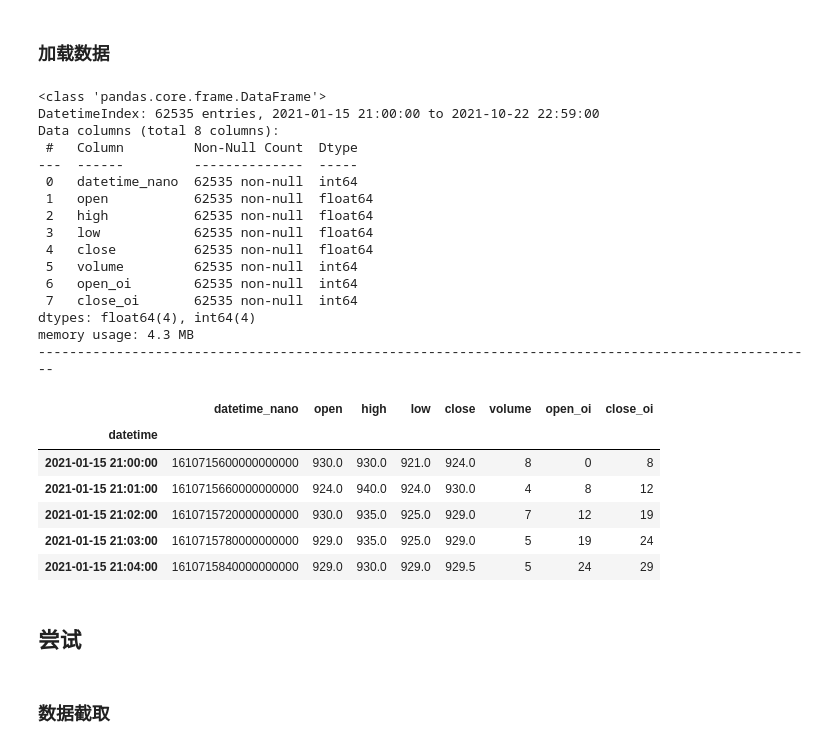
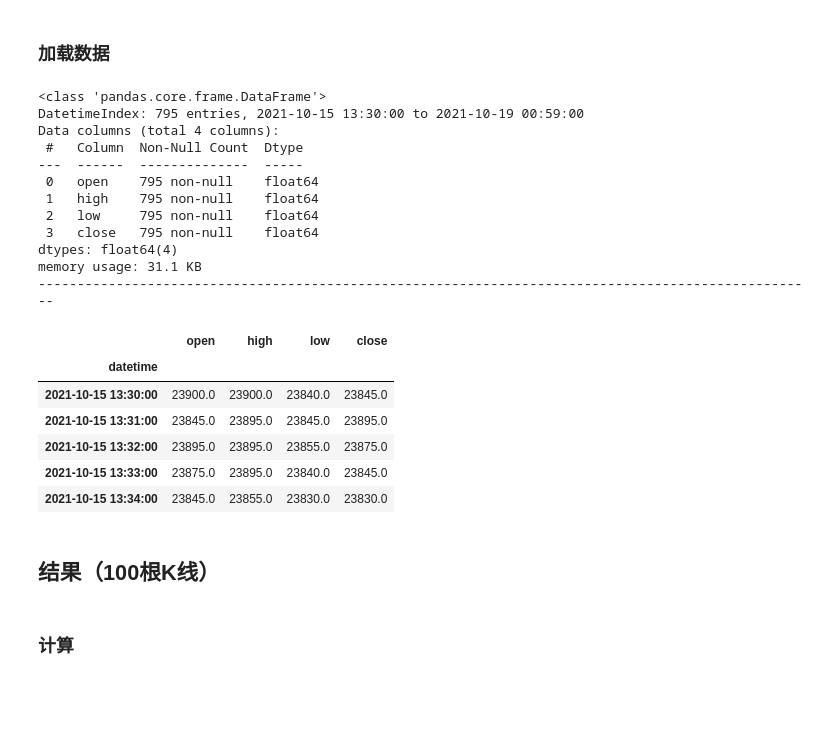
Before and after one commit to BruceFrankWong/InvestmentWorkshop, a Jupyter notebook: notebook/chan_A_02.ipynb, the cells around one changed output. Drawn from its saved outputs; the diff is of its cells as text; code cells hidden in the pictures; blank space fills up the shorter version.

```diff
--- a/notebook/chan_A_02.ipynb
+++ b/notebook/chan_A_02.ipynb
@@ -67,59 +68,41 @@ symbol:  SHFE.rb2201, period: Minute
 
 使用分钟数据
 # %%
-symbol: str = 'DCE.i2201'
+symbol: str = 'SHFE.al2112'
 period: str = 'Minute'
+dt_start: str = '2021-10-15 13:30:00'
+dt_end: str = '2021-10-19 00:59:00'
 # %% [markdown]
 ### 加载数据
 # %%
-from pathlib import Path
+origin_data: pd.DataFrame = load_csv_as_dataframe(DATA_PATH.joinpath(f'{symbol}_{period}.csv'))
+df_ohlc: pd.DataFrame = origin_data.loc[dt_start:dt_end, ['open', 'high', 'low', 'close']]
 
-def load_bar_data(data_file: Path, datetime_index: bool = True) -> pd.DataFrame:
-    """
-    加载 bar 数据为 pandas.DataFrame。
-    :param data_file:
-    :param datetime_index:
-    :return:
-    """
-    if not data_file.exists():
-        raise FileNotFoundError(f'{data_file} not found.')
-
-    if datetime_index:
-        return pd.read_csv(data_file, parse_dates=['datetime'], index_col=['datetime'])
-    else:
-        return pd.read_csv(data_file, parse_dates=['datetime'])
+df_ohlc.info()
+print('-' * 100)
+df_ohlc.head(5)
+# %% [output]
+<class 'pandas.core.frame.DataFrame'>
+DatetimeIndex: 795 entries, 2021-10-15 13:30:00 to 2021-10-19 00:59:00
+Data columns (total 4 columns):
+ #   Column  Non-Null Count  Dtype
+---  ------  --------------  -----
+ 0   open    795 non-null    float64
+ 1   high    795 non-null    float64
+ 2   low     795 non-null    float64
+ 3   close   795 non-null    float64
+dtypes: float64(4)
+memory usage: 31.1 KB
+----------------------------------------------------------------------------------------------------
+|  | open | high | low | close |
+| datetime |  |  |  |  |
+| 2021-10-15 13:30:00 | 23900.0 | 23900.0 | 23840.0 | 23845.0 |
+| 2021-10-15 13:31:00 | 23845.0 | 23895.0 | 23845.0 | 23895.0 |
+| 2021-10-15 13:32:00 | 23895.0 | 23895.0 | 23855.0 | 23875.0 |
+| 2021-10-15 13:33:00 | 23875.0 | 23895.0 | 23840.0 | 23845.0 |
+| 2021-10-15 13:34:00 | 23845.0 | 23855.0 | 23830.0 | 23830.0 |
-# %%
-df_origin: pd.DataFrame = load_bar_data(DATA_PATH.joinpath(f'{symbol}_{period}.csv'))
-
-df_origin.info()
-print('-' * 100)
-df_origin.head(5)
-# %% [output]
-<class 'pandas.core.frame.DataFrame'>
-DatetimeIndex: 62535 entries, 2021-01-15 21:00:00 to 2021-10-22 22:59:00
-Data columns (total 8 columns):
- #   Column         Non-Null Count  Dtype
----  ------         --------------  -----
- 0   datetime_nano  62535 non-null  int64
- 1   open           62535 non-null  float64
- 2   high           62535 non-null  float64
- 3   low            62535 non-null  float64
- 4   close          62535 non-null  float64
- 5   volume         62535 non-null  int64
- 6   open_oi        62535 non-null  int64
- 7   close_oi       62535 non-null  int64
-dtypes: float64(4), int64(4)
-memory usage: 4.3 MB
-----------------------------------------------------------------------------------------------------
-|  | datetime_nano | open | high | low | close | volume | open_oi | close_oi |
-| datetime |  |  |  |  |  |  |  |  |
-| 2021-01-15 21:00:00 | 1610715600000000000 | 930.0 | 930.0 | 921.0 | 924.0 | 8 | 0 | 8 |
-| 2021-01-15 21:01:00 | 1610715660000000000 | 924.0 | 940.0 | 924.0 | 930.0 | 4 | 8 | 12 |
-| 2021-01-15 21:02:00 | 1610715720000000000 | 930.0 | 935.0 | 925.0 | 929.0 | 7 | 12 | 19 |
-| 2021-01-15 21:03:00 | 1610715780000000000 | 929.0 | 935.0 | 925.0 | 929.0 | 5 | 19 | 24 |
-| 2021-01-15 21:04:00 | 1610715840000000000 | 929.0 | 930.0 | 929.0 | 929.5 | 5 | 24 | 29 |
 # %% [markdown]
-## 尝试
+## 结果（100根K线）
 # %% [markdown]
-### 数据截取
+### 计算
 # %%
```
Also changed, not shown: parts of 8 cells of this notebook, 1 other file.
